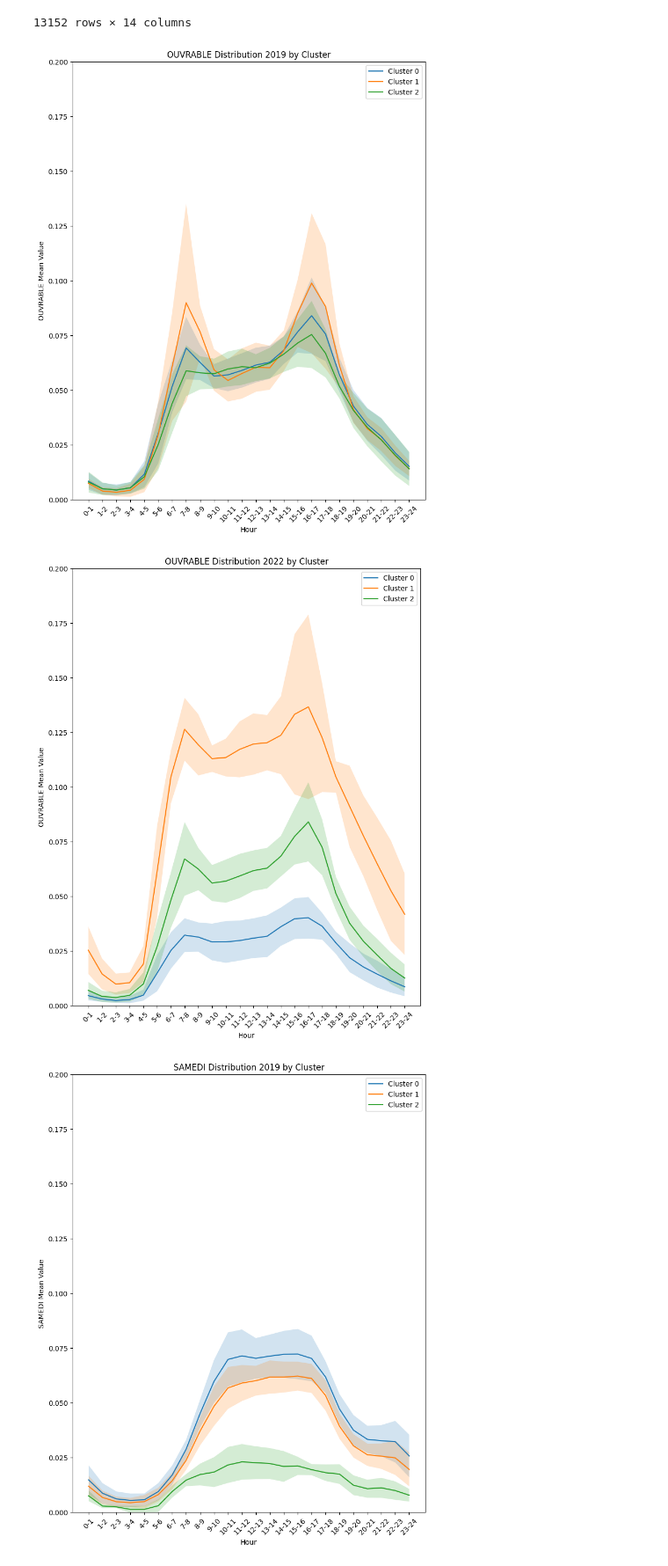
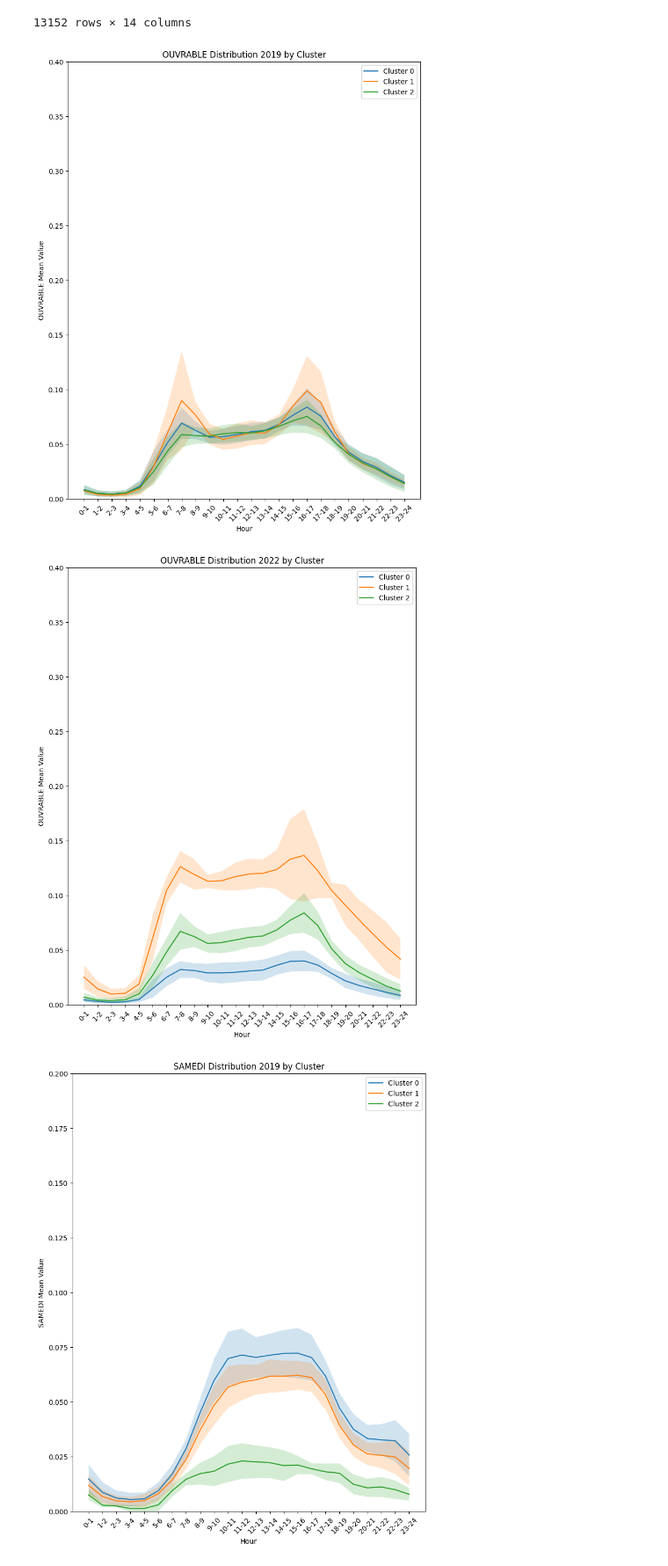
Before and after one commit to tarcisiocsn/OpenDataQuebec, a Jupyter notebook: cluster_count_analysis.ipynb, the cells around one changed output. Shown at 88% size. Drawn from its saved outputs; the diff is of its cells as text; code cells hidden in the pictures.

```diff
--- a/cluster_count_analysis.ipynb
+++ b/cluster_count_analysis.ipynb
@@ -527,36 +527,36 @@ def plot_cluster_centroids(df, year, traffic_type, cluster_column):
         cluster_data = df_year[df_year[cluster_column] == cluster]
 
         # Calculate the mean for each hour
         cluster_means = cluster_data.groupby('HRE')[traffic_type].mean()
 
         # Ensure the hours are in the correct order
         cluster_means = cluster_means.reindex(hour_order)
 
         # Plot the cluster's centroid curve
         plt.plot(cluster_means.index, cluster_means, label=f'Cluster {cluster}')
 
         # Optionally, add a fill between standard deviations
         std_dev = cluster_data.groupby('HRE')[traffic_type].std()
         std_dev = std_dev.reindex(hour_order)
         plt.fill_between(cluster_means.index, cluster_means-std_dev, cluster_means+std_dev, alpha=0.2)
 
     # Finalize the plot
     plt.title(f'{traffic_type} Distribution {year} by Cluster')
     plt.xlabel('Hour')
     plt.ylabel(f'{traffic_type} Mean Value')
     plt.xticks(rotation=45)
     plt.legend()
     plt.tight_layout()
-    plt.ylim(0, 0.2)
+    plt.ylim(0, 0.4)
     plt.show()
 
 # Example usage for 'OUVRABLE' in 2019
 plot_cluster_centroids(clustered_df, 2019, 'OUVRABLE', 'cluster_OUVRABLE')
 # Example usage for 'OUVRABLE' in 2022
 plot_cluster_centroids(clustered_df, 2022, 'OUVRABLE', 'cluster_OUVRABLE')
 # %% [output]
-[figure, old version]
+[figure, new version]
-[figure, old version]
+[figure, new version]
 # %%
 # Example usage for 'OUVRABLE' in 2022
 plot_cluster_centroids(clustered_df, 2019, 'SAMEDI', 'cluster_SAMEDI')
```
